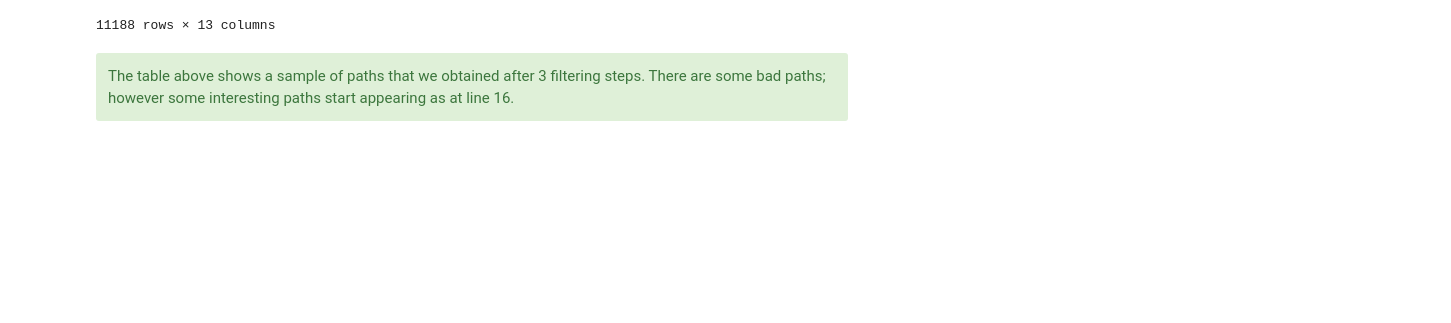
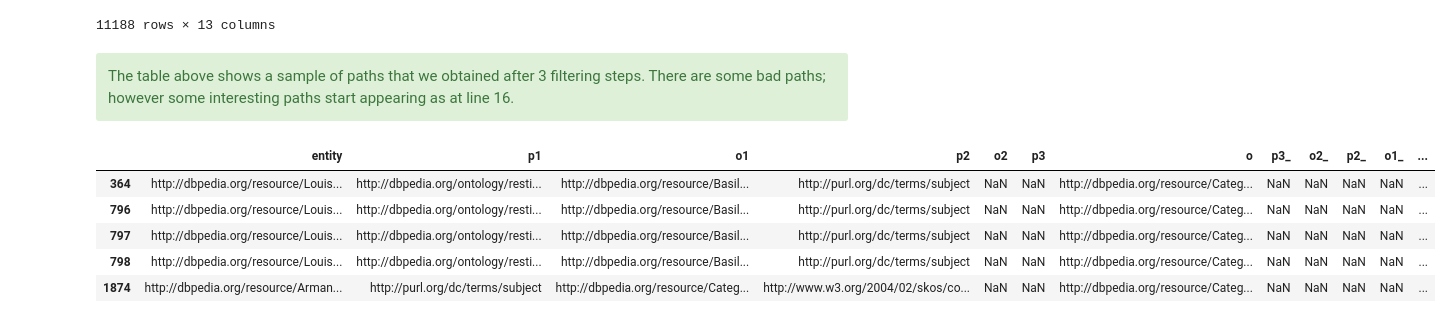
Before and after one commit to D2KLab/CityMUS, a Jupyter notebook: filtering_paths/Filtering_paths.ipynb, the cells around one changed output. Drawn from its saved outputs; the diff is of its cells as text; code cells hidden in the pictures; blank space fills up the shorter version.

```diff
--- a/filtering_paths/Filtering_paths.ipynb
+++ b/filtering_paths/Filtering_paths.ipynb
@@ -225,7 +225,18 @@ The table above shows a sample of paths that we obtained after 3 filtering steps
 #group by POIs to see if which are the POIs with more links and why
 #group by artists to see if which are the POIs with more links and why
 #order by depth
+
+
+paths_filtered=pd.read_csv('paths_filtered.csv')
+columns =paths_filtered.columns
 # %%
-#paths_filtered['path_lenght']= paths_filtered.apply(lambda row: len([row[col] for col in columns[2:-2:2] if type(row[col])!=float]),axis=1)
-#paths_filtered = paths_filtered.sort_values('path_lenght', ascending=True)
-#paths_filtered.head()
+paths_filtered['path_lenght']= paths_filtered.apply(lambda row: 1+len([row[col] for col in columns[2:-2:2] if type(row[col])!=float]),axis=1)
+paths_filtered = paths_filtered.sort_values('path_lenght', ascending=True)
+paths_filtered.head()
+# %% [output]
+|  | entity | p1 | o1 | p2 | o2 | p3 | o | p3_ | o2_ | p2_ | o1_ | ... |
+| 364 | http://dbpedia.org/resource/Louis... | http://dbpedia.org/ontology/resti... | http://dbpedia.org/resource/Basil... | http://purl.org/dc/terms/subject | NaN | NaN | http://dbpedia.org/resource/Categ... | NaN | NaN | NaN | NaN | ... |
+| 796 | http://dbpedia.org/resource/Louis... | http://dbpedia.org/ontology/resti... | http://dbpedia.org/resource/Basil... | http://purl.org/dc/terms/subject | NaN | NaN | http://dbpedia.org/resource/Categ... | NaN | NaN | NaN | NaN | ... |
+| 797 | http://dbpedia.org/resource/Louis... | http://dbpedia.org/ontology/resti... | http://dbpedia.org/resource/Basil... | http://purl.org/dc/terms/subject | NaN | NaN | http://dbpedia.org/resource/Categ... | NaN | NaN | NaN | NaN | ... |
+| 798 | http://dbpedia.org/resource/Louis... | http://dbpedia.org/ontology/resti... | http://dbpedia.org/resource/Basil... | http://purl.org/dc/terms/subject | NaN | NaN | http://dbpedia.org/resource/Categ... | NaN | NaN | NaN | NaN | ... |
+| 1874 | http://dbpedia.org/resource/Arman... | http://purl.org/dc/terms/subject | http://dbpedia.org/resource/Categ... | http://www.w3.org/2004/02/skos/co... | NaN | NaN | http://dbpedia.org/resource/Categ... | NaN | NaN | NaN | NaN | ... |
```
Also changed, not shown: parts of 16 cells of this notebook.
